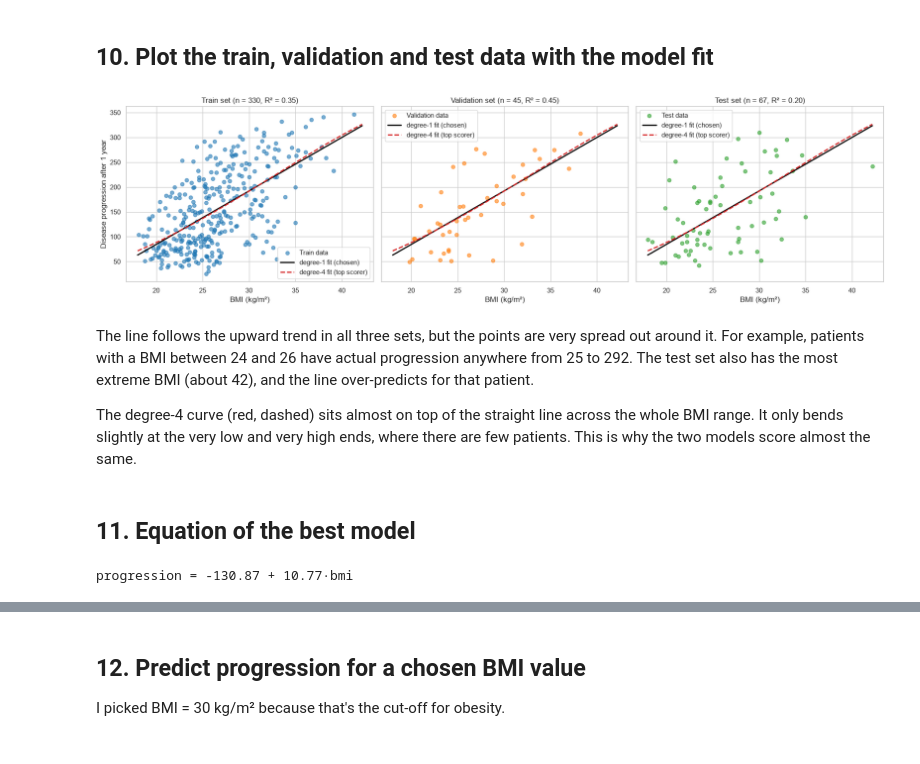
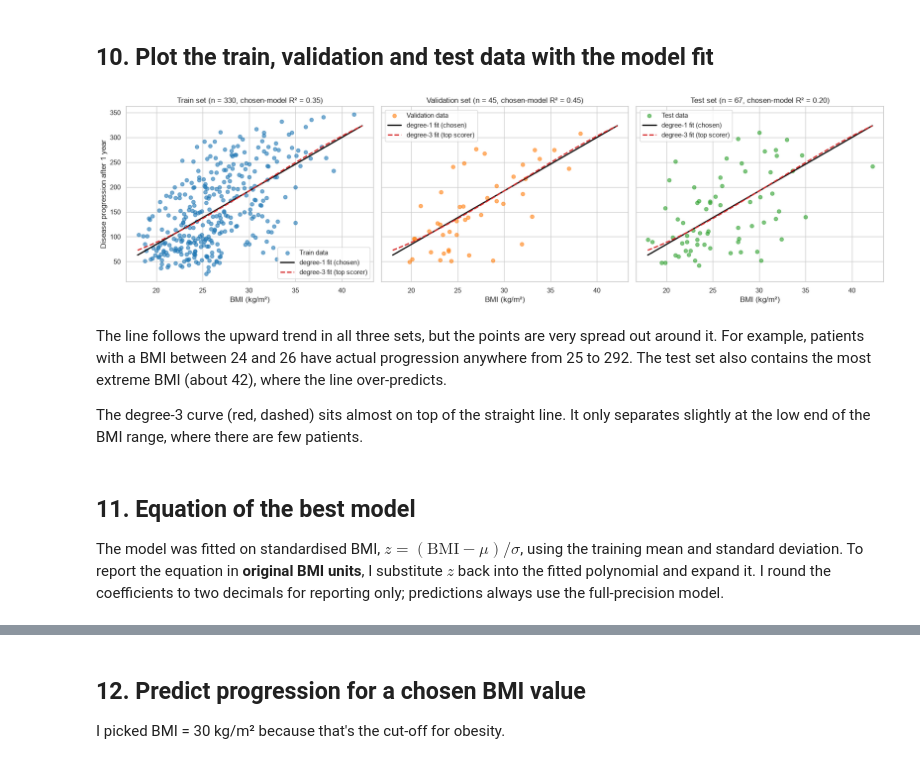
Before and after one commit to Namypark/diabetes-progression-lab2, a Jupyter notebook: lab2_diabetes.ipynb, the cells around one changed output, grey strips where cells are left out. Saved outputs shown, nothing was run; the diff lists cells and outputs as text; code cells hidden in the pictures.

```diff
--- a/lab2_diabetes.ipynb
+++ b/lab2_diabetes.ipynb
@@ -443,9 +475,22 @@ plt.show()
 # %%
+MAE_TOLERANCE = 1.0  # MAE points
+
+best_val_mae = bmi_results["Val MAE"].min()
+TOP_DEGREE = int(bmi_results["Val MAE"].idxmin().split()[-1])
+BEST_DEGREE = min(d for d in range(6)
+                  if bmi_results.loc[f"Degree {d}", "Val MAE"] <= best_val_mae + MAE_TOLERANCE)
+best_bmi_model, top_bmi_model = bmi_models[BEST_DEGREE], bmi_models[TOP_DEGREE]
+
+print(f"Lowest validation MAE: degree {TOP_DEGREE} ({best_val_mae:.3f})")
+print(f"Lowest degree within {MAE_TOLERANCE} MAE point of it: degree {BEST_DEGREE} "
+      f"({bmi_results.loc[f'Degree {BEST_DEGREE}', 'Val MAE']:.3f})")
+
 pd.DataFrame({
     "best model": [bmi_results["Val R2"].idxmax(), bmi_results["Val MAE"].idxmin(),
                    bmi_results["Val MAPE (%)"].idxmin()],
-    "value": [bmi_results["Val R2"].max(), bmi_results["Val MAE"].min(),
-              bmi_results["Val MAPE (%)"].min()],
-    "degree 1 value": bmi_results.loc["Degree 1", ["Val R2", "Val MAE", "Val MAPE (%)"]].values,
+    "best value": [bmi_results["Val R2"].max(), bmi_results["Val MAE"].min(),
+                   bmi_results["Val MAPE (%)"].min()],
+    f"degree {BEST_DEGREE} value": bmi_results.loc[f"Degree {BEST_DEGREE}",
+                                                  ["Val R2", "Val MAE", "Val MAPE (%)"]].values,
 }, index=["Val R2", "Val MAE", "Val MAPE (%)"]).round(3)
 # %% [output]
@@ -470,7 +502,0 @@ so I can compare them side by side.
-# %%
-BEST_DEGREE = 1
-best_bmi_model = bmi_models[BEST_DEGREE]
-
-TOP_DEGREE = int(bmi_results["Val MAE"].idxmin().split()[-1])
-top_bmi_model = bmi_models[TOP_DEGREE]
-print(f"Chosen model: degree {BEST_DEGREE}  |  Top scorer on validation MAE: degree {TOP_DEGREE}")
@@ -520,44 +542,37 @@ pd.DataFrame({
 # %%
 bmi_grid = pd.DataFrame({"bmi": np.linspace(X["bmi"].min(), X["bmi"].max(), 200)})
 bmi_fit = best_bmi_model.predict(bmi_grid)
 top_fit = top_bmi_model.predict(bmi_grid)
 
 splits = [("Train", X_train_bmi, y_train, "tab:blue"),
           ("Validation", X_val_bmi, y_val, "tab:orange"),
           ("Test", X_test_bmi, y_test, "tab:green")]
 
 fig, axes = plt.subplots(1, 3, figsize=(18, 5), sharex=True, sharey=True)
 for ax, (name, X_split, y_split, color) in zip(axes, splits):
     r2 = r2_score(y_split, best_bmi_model.predict(X_split))
     ax.scatter(X_split["bmi"], y_split, alpha=0.6, color=color, label=f"{name} data")
     ax.plot(bmi_grid["bmi"], bmi_fit, color="black", lw=2, label=f"degree-{BEST_DEGREE} fit (chosen)")
     ax.plot(bmi_grid["bmi"], top_fit, color="tab:red", lw=2, ls="--",
             label=f"degree-{TOP_DEGREE} fit (top scorer)")
-    ax.set(title=f"{name} set (n = {len(y_split)}, R² = {r2:.2f})", xlabel="BMI (kg/m²)")
+    ax.set(title=f"{name} set (n = {len(y_split)}, chosen-model R² = {r2:.2f})", xlabel="BMI (kg/m²)")
     ax.legend()
 axes[0].set_ylabel("Disease progression after 1 year")
 fig.tight_layout()
 plt.show()
 # %% [output]
-[figure, old version]
+[figure, new version]
 # %% [markdown]
-The line follows the upward trend in all three sets, but the points are very spread out around it.
-For example, patients with a BMI between 24 and 26 have actual progression anywhere from 25 to 292.
-The test set also has the most extreme BMI (about 42), and the line over-predicts for that patient.
+The line follows the upward trend in all three sets, but the points are very spread out around it. For
+example, patients with a BMI between 24 and 26 have actual progression anywhere from 25 to 292. The test
+set also contains the most extreme BMI (about 42), where the line over-predicts.
 
-The degree-4 curve (red, dashed) sits almost on top of the straight line across the whole BMI range.
-It only bends slightly at the very low and very high ends, where there are few patients. This is why
-the two models score almost the same.
+The degree-3 curve (red, dashed) sits almost on top of the straight line. It only separates slightly at
+the low end of the BMI range, where there are few patients.
-# %% [markdown]
-## 11. Equation of the best model
-# %%
-feature_names = best_bmi_model.named_steps["poly"].get_feature_names_out()
-coefs = best_bmi_model.named_steps["linreg"].coef_
-
-terms = []
-for name, coef in zip(feature_names, coefs):
-    terms.append(f"{coef:.2f}" if name == "1" else f"{coef:.2f}·{name}")
-equation = "progression = " + " + ".join(terms).replace("+ -", "- ")
-print(equation)
-# %% [output]
-progression = -130.87 + 10.77·bmi
+# %% [markdown]
+## 11. Equation of the best model
+
+The model was fitted on standardised BMI, $z = (\text{BMI} - \mu)/\sigma$, using the training mean and
+standard deviation. To report the equation in **original BMI units**, I substitute $z$ back into the
+fitted polynomial and expand it. I round the coefficients to two decimals for reporting only;
+predictions always use the full-precision model.
```
Also changed, not shown: parts of 81 cells of this notebook, 1 other file.
